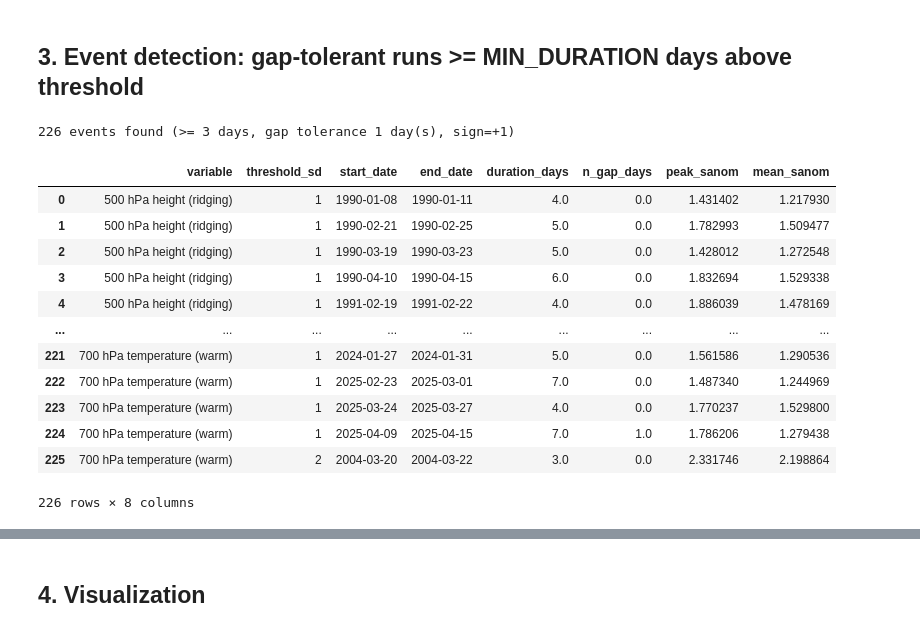
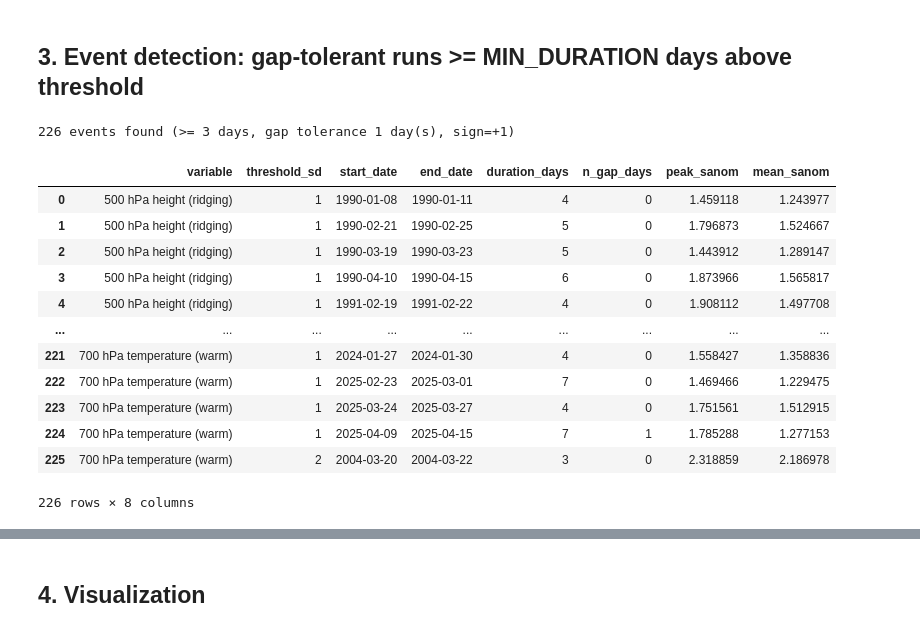
Before and after one commit to ming80302/AR_CA_PROJ, a Jupyter notebook: CA_z500_t700_blocking_events_detrend_3day.ipynb, the cells around one changed output, grey strips where cells are left out. Drawn from its saved outputs; the diff is of its cells as text; code cells hidden in the pictures.

```diff
--- a/CA_z500_t700_blocking_events_detrend_3day.ipynb
+++ b/CA_z500_t700_blocking_events_detrend_3day.ipynb
@@ -224,96 +185,44 @@ t700: year-trend = +0.204 per decade (p = 0.168, r = 0.23) -- removing this from
 ## 3. Event detection: gap-tolerant runs >= MIN_DURATION days above threshold
 # %%
 def find_events(dates, sanom, threshold, min_duration=MIN_DURATION, sign=SIGN, max_gap=MAX_GAP):
-    """Group calendar days where sign*sanom >= threshold into events, tolerating
-    short sub-threshold dips (up to max_gap calendar days) within an otherwise
-    persistent run -- a quasi-persistent block reinforced by impinging eddies can
-    briefly dip below threshold and reintensify without that being two events.
-
-    Only merges gaps *within* one calendar-contiguous stretch of data: a gap
-    across the real Apr->Jan year boundary is never bridged, since that date jump
-    is far larger than any reasonable max_gap.
+    """Thin wrapper around ca_blocking_lib.find_events -- drops second_peak_sanom,
+    which isn't used anywhere in this notebook.
     """
-    exceed = (sign * sanom) >= threshold
-    n = len(dates)
-
-    # label each day with the id of its calendar-contiguous segment (breaks only
-    # at a true date gap, e.g. Apr 30 -> Jan 1 of the next year)
-    seg_id = np.zeros(n, dtype=int)
-    for i in range(1, n):
-        seg_id[i] = seg_id[i - 1] + (1 if (dates[i] - dates[i - 1]).days != 1 else 0)
-
-    records = []
-    for seg in np.unique(seg_id):
-        idx = np.where(seg_id == seg)[0]
-        seg_exceed = exceed[idx]
-
-        # raw contiguous exceed-runs within this segment
-        runs = []
-        start = None
-        for j, val in enumerate(seg_exceed):
-            if val and start is None:
-                start = j
-            elif not val and start is not None:
-                runs.append((start, j - 1))
-                start = None
-        if start is not None:
-            runs.append((start, len(seg_exceed) - 1))
-
-        # merge runs separated by <= max_gap sub-threshold days
-        merged = []
-        for run in runs:
-            if merged and run[0] - merged[-1][1] - 1 <= max_gap:
-                merged[-1] = (merged[-1][0], run[1])
-            else:
-                merged.append(list(run))
-        merged = [tuple(m) for m in merged]
-
-        for js, je in merged:
-            s, e = idx[js], idx[je]
-            duration = je - js + 1
-            if duration >= min_duration:
-                seg_sanom = sign * sanom[s:e + 1]
-                records.append({
-                    'start_date': dates[s].date(),
-                    'end_date': dates[e].date(),
-                    'duration_days': duration,
-                    'n_gap_days': int((~exceed[s:e + 1]).sum()),
-                    'peak_sanom': seg_sanom.max(),
-                    'mean_sanom': seg_sanom.mean(),
-                })
-    return pd.DataFrame(records)
+    ev = lib.find_events(dates, sanom, threshold=threshold, min_duration=min_duration,
+                          sign=sign, max_gap=max_gap)
+    return ev.drop(columns='second_peak_sanom')
 
 
 VARS = [('z500', '500 hPa height (ridging)'), ('t700', '700 hPa temperature (warm)')]
 
 all_events = []
 dates = df.index
 for col, label in VARS:
     sanom = df[f'{col}_sanom'].values
     for thr in THRESHOLDS:
         ev = find_events(dates, sanom, threshold=thr)
         ev.insert(0, 'threshold_sd', thr)
         ev.insert(0, 'variable', label)
         all_events.append(ev)
 
 events_df = pd.concat(all_events, ignore_index=True)
 events_df = events_df.sort_values(['variable', 'threshold_sd', 'start_date']).reset_index(drop=True)
 print(f'{len(events_df)} events found (>= {MIN_DURATION} days, gap tolerance {MAX_GAP} day(s), sign={SIGN:+d})')
 events_df
 # %% [output]
 226 events found (>= 3 days, gap tolerance 1 day(s), sign=+1)
 |  | variable | threshold_sd | start_date | end_date | duration_days | n_gap_days | peak_sanom | mean_sanom |
-| 0 | 500 hPa height (ridging) | 1 | 1990-01-08 | 1990-01-11 | 4.0 | 0.0 | 1.431402 | 1.217930 |
-| 1 | 500 hPa height (ridging) | 1 | 1990-02-21 | 1990-02-25 | 5.0 | 0.0 | 1.782993 | 1.509477 |
-| 2 | 500 hPa height (ridging) | 1 | 1990-03-19 | 1990-03-23 | 5.0 | 0.0 | 1.428012 | 1.272548 |
-| 3 | 500 hPa height (ridging) | 1 | 1990-04-10 | 1990-04-15 | 6.0 | 0.0 | 1.832694 | 1.529338 |
-| 4 | 500 hPa height (ridging) | 1 | 1991-02-19 | 1991-02-22 | 4.0 | 0.0 | 1.886039 | 1.478169 |
+| 0 | 500 hPa height (ridging) | 1 | 1990-01-08 | 1990-01-11 | 4 | 0 | 1.459118 | 1.243977 |
+| 1 | 500 hPa height (ridging) | 1 | 1990-02-21 | 1990-02-25 | 5 | 0 | 1.796873 | 1.524667 |
+| 2 | 500 hPa height (ridging) | 1 | 1990-03-19 | 1990-03-23 | 5 | 0 | 1.443912 | 1.289147 |
+| 3 | 500 hPa height (ridging) | 1 | 1990-04-10 | 1990-04-15 | 6 | 0 | 1.873966 | 1.565817 |
+| 4 | 500 hPa height (ridging) | 1 | 1991-02-19 | 1991-02-22 | 4 | 0 | 1.908112 | 1.497708 |
 | ... | ... | ... | ... | ... | ... | ... | ... | ... |
-| 221 | 700 hPa temperature (warm) | 1 | 2024-01-27 | 2024-01-31 | 5.0 | 0.0 | 1.561586 | 1.290536 |
-| 222 | 700 hPa temperature (warm) | 1 | 2025-02-23 | 2025-03-01 | 7.0 | 0.0 | 1.487340 | 1.244969 |
-| 223 | 700 hPa temperature (warm) | 1 | 2025-03-24 | 2025-03-27 | 4.0 | 0.0 | 1.770237 | 1.529800 |
-| 224 | 700 hPa temperature (warm) | 1 | 2025-04-09 | 2025-04-15 | 7.0 | 1.0 | 1.786206 | 1.279438 |
-| 225 | 700 hPa temperature (warm) | 2 | 2004-03-20 | 2004-03-22 | 3.0 | 0.0 | 2.331746 | 2.198864 |
+| 221 | 700 hPa temperature (warm) | 1 | 2024-01-27 | 2024-01-30 | 4 | 0 | 1.558427 | 1.358836 |
+| 222 | 700 hPa temperature (warm) | 1 | 2025-02-23 | 2025-03-01 | 7 | 0 | 1.469466 | 1.229475 |
+| 223 | 700 hPa temperature (warm) | 1 | 2025-03-24 | 2025-03-27 | 4 | 0 | 1.751561 | 1.512915 |
+| 224 | 700 hPa temperature (warm) | 1 | 2025-04-09 | 2025-04-15 | 7 | 1 | 1.785288 | 1.277153 |
+| 225 | 700 hPa temperature (warm) | 2 | 2004-03-20 | 2004-03-22 | 3 | 0 | 2.318859 | 2.186978 |
 226 rows × 8 columns
 # %%
 BASE_OUT_CSV = (
```
Also changed, not shown: parts of 20 cells of this notebook, 2 other files.
